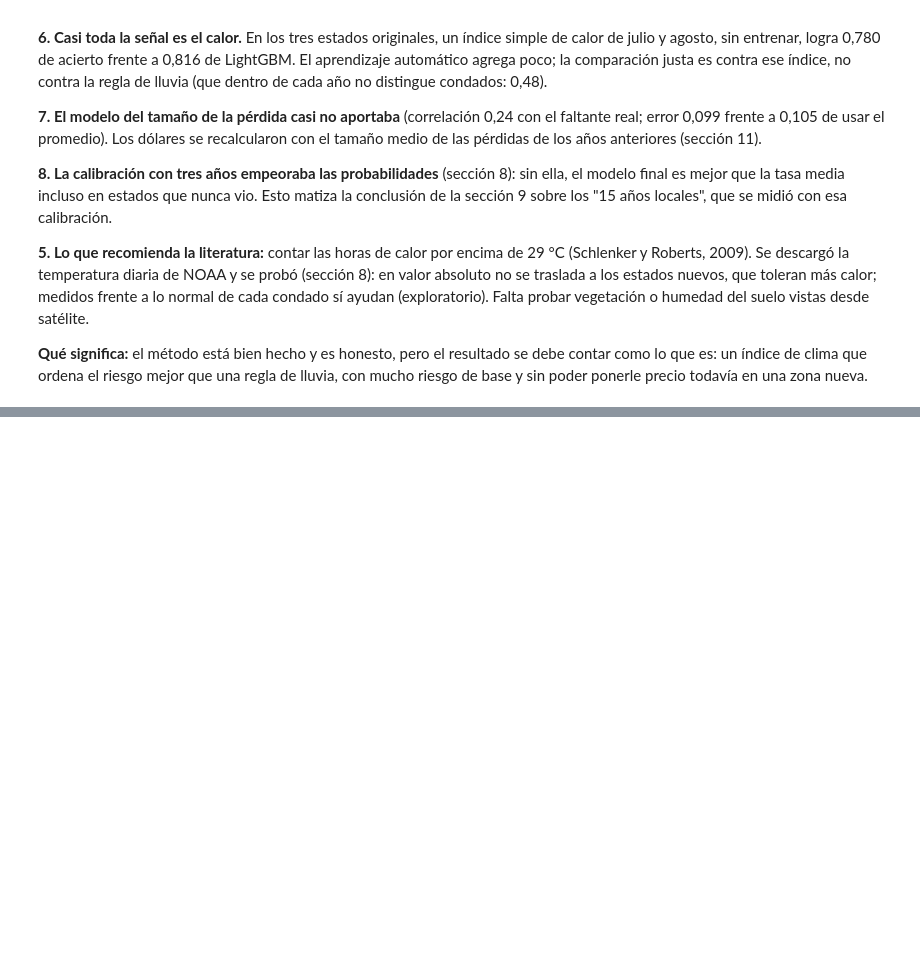
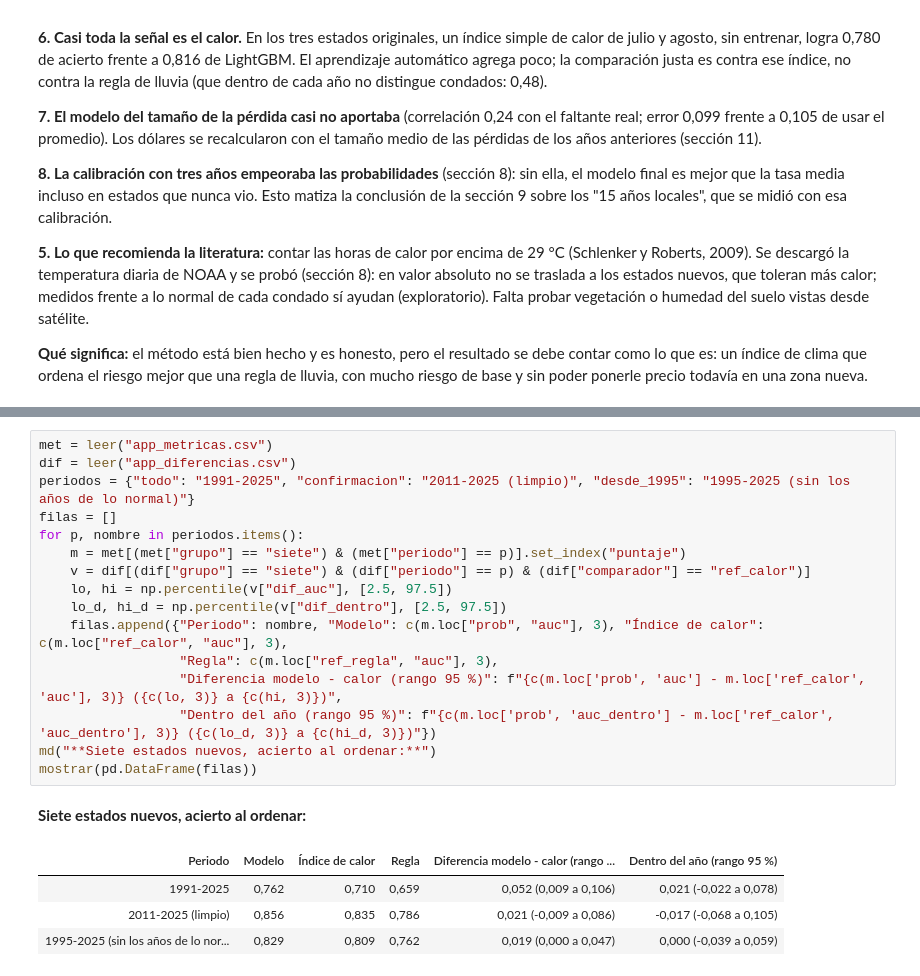
Before and after one commit to victorgaleano20/seguro-parametrico-agro, a Jupyter notebook: notebooks/proyecto_final.ipynb, the cells around one changed output, grey strips where cells are left out. Drawn from its saved outputs; the diff is of its cells as text; blank space fills up the shorter version.

```diff
--- a/notebooks/proyecto_final.ipynb
+++ b/notebooks/proyecto_final.ipynb
@@ -621,0 +628,22 @@ El modelo sí distingue condados dentro de un mismo año mejor que la regla de l
+# %%
+met = leer("app_metricas.csv")
+dif = leer("app_diferencias.csv")
+periodos = {"todo": "1991-2025", "confirmacion": "2011-2025 (limpio)", "desde_1995": "1995-2025 (sin los años de lo normal)"}
+filas = []
+for p, nombre in periodos.items():
+    m = met[(met["grupo"] == "siete") & (met["periodo"] == p)].set_index("puntaje")
+    v = dif[(dif["grupo"] == "siete") & (dif["periodo"] == p) & (dif["comparador"] == "ref_calor")]
+    lo, hi = np.percentile(v["dif_auc"], [2.5, 97.5])
+    lo_d, hi_d = np.percentile(v["dif_dentro"], [2.5, 97.5])
+    filas.append({"Periodo": nombre, "Modelo": c(m.loc["prob", "auc"], 3), "Índice de calor": c(m.loc["ref_calor", "auc"], 3),
+                  "Regla": c(m.loc["ref_regla", "auc"], 3),
+                  "Diferencia modelo - calor (rango 95 %)": f"{c(m.loc['prob', 'auc'] - m.loc['ref_calor', 'auc'], 3)} ({c(lo, 3)} a {c(hi, 3)})",
+                  "Dentro del año (rango 95 %)": f"{c(m.loc['prob', 'auc_dentro'] - m.loc['ref_calor', 'auc_dentro'], 3)} ({c(lo_d, 3)} a {c(hi_d, 3)})"})
+md("**Siete estados nuevos, acierto al ordenar:**")
+mostrar(pd.DataFrame(filas))
+# %% [output]
+**Siete estados nuevos, acierto al ordenar:**
+| Periodo | Modelo | Índice de calor | Regla | Diferencia modelo - calor (rango ... | Dentro del año (rango 95 %) |
+| 1991-2025 | 0,762 | 0,710 | 0,659 | 0,052 (0,009 a 0,106) | 0,021 (-0,022 a 0,078) |
+| 2011-2025 (limpio) | 0,856 | 0,835 | 0,786 | 0,021 (-0,009 a 0,086) | -0,017 (-0,068 a 0,105) |
+| 1995-2025 (sin los años de lo nor... | 0,829 | 0,809 | 0,762 | 0,019 (0,000 a 0,047) | 0,000 (-0,039 a 0,059) |
```
Also changed, not shown: parts of 9 cells of this notebook, 28 other files.
